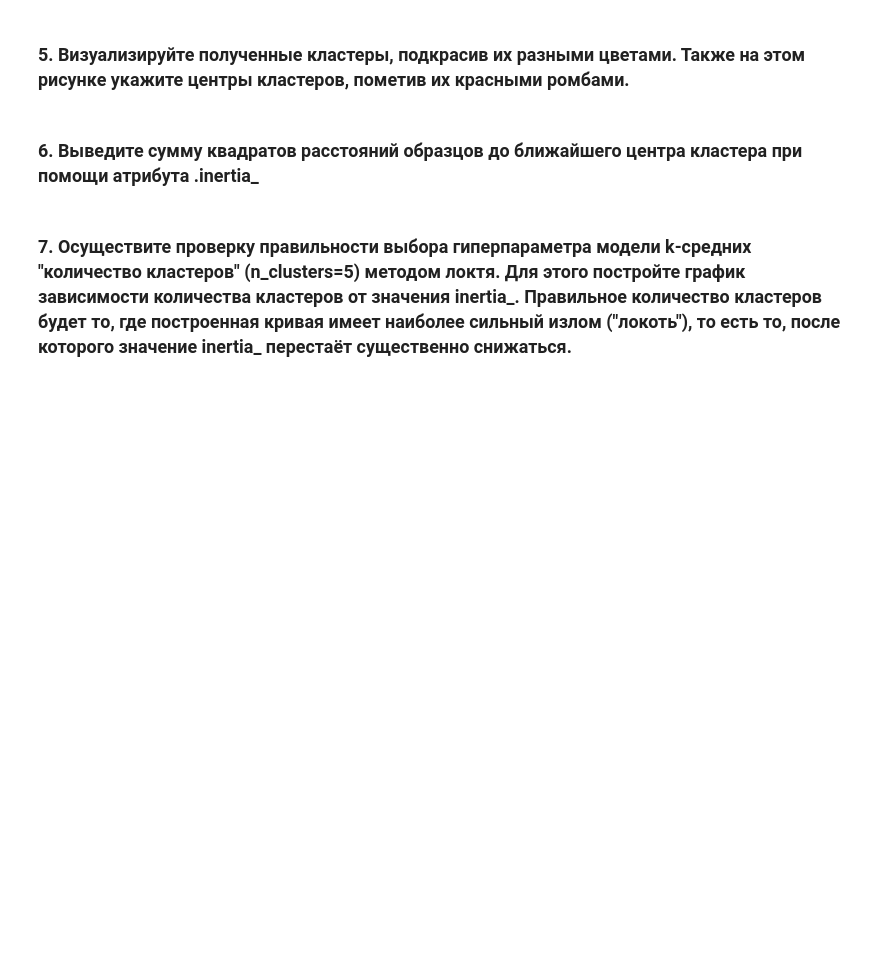
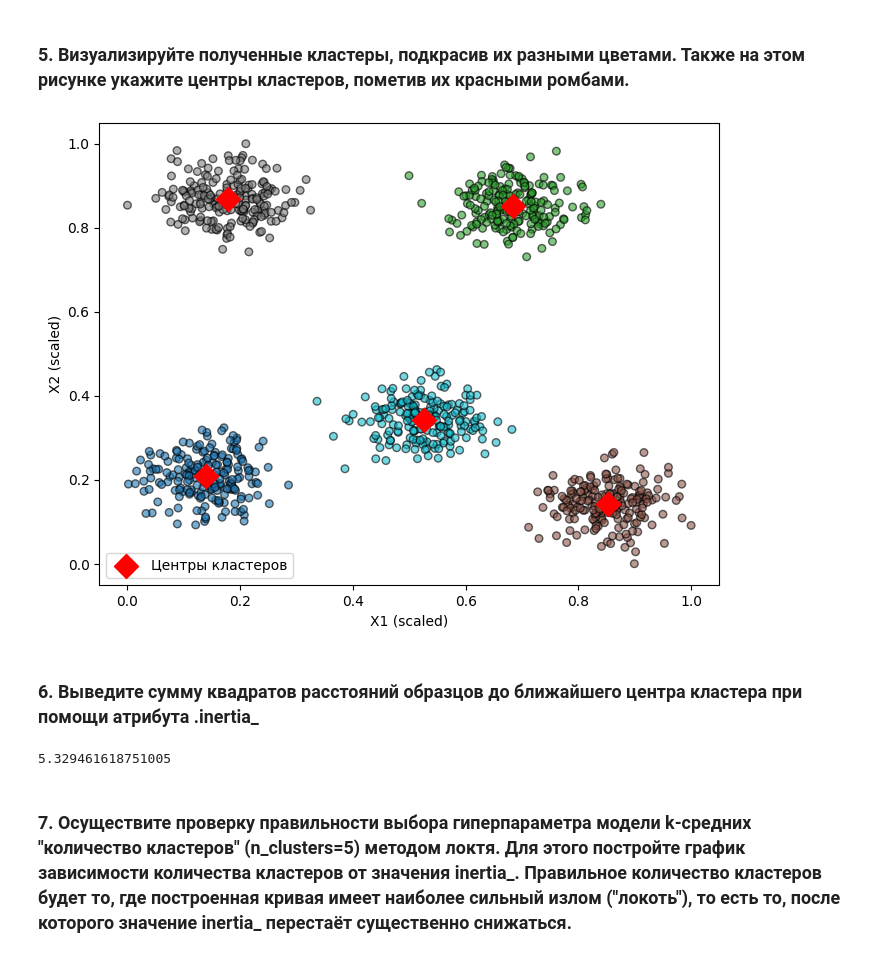
Before and after one commit to consciousnss/fa-machine-learning, a Jupyter notebook: clastering_13.ipynb, the cells around one changed output. Cells and saved outputs as stored; diff of their text form; code cells hidden in the pictures; blank space fills up the shorter version.

```diff
--- a/clastering_13.ipynb
+++ b/clastering_13.ipynb
@@ -183,7 +183,27 @@ array([[-6.73474199, -8.29170239],
        [-0.07378228, -5.50370058]])
 # %% [markdown]
 ### 5. Визуализируйте полученные кластеры, подкрасив их разными цветами. Также на этом рисунке укажите центры кластеров, пометив их красными ромбами.
+# %%
+plt.figure(figsize=(8, 6))
+
+plt.scatter(df_scaled['X1'], df_scaled['X2'], c=kmeans.labels_, cmap='tab10', s=30, alpha=0.6, edgecolor='k')
+
+plt.scatter(
+    cluster_centers_scaled[:, 0], cluster_centers_scaled[:, 1],
+    c='red', marker='D', s=150, label='Центры кластеров'
+)
+
+plt.xlabel('X1 (scaled)')
+plt.ylabel('X2 (scaled)')
+plt.legend()
+plt.show()
+# %% [output]
+[figure, added]
 # %% [markdown]
 ### 6. Выведите сумму квадратов расстояний образцов до ближайшего центра кластера при помощи атрибута .inertia_
+# %%
+kmeans.inertia_
+# %% [output]
+5.329461618751005
 # %% [markdown]
 ### 7. Осуществите проверку правильности выбора гиперпараметра модели k-средних "количество кластеров" (n_clusters=5) методом локтя. Для этого постройте график зависимости количества кластеров от значения inertia_. Правильное количество кластеров будет тo, где построенная кривая имеет наиболее сильный излом ("локоть"), то есть то, после которого значение inertia_ перестаёт существенно снижаться.
```
Also changed, not shown: parts of 13 cells of this notebook.
